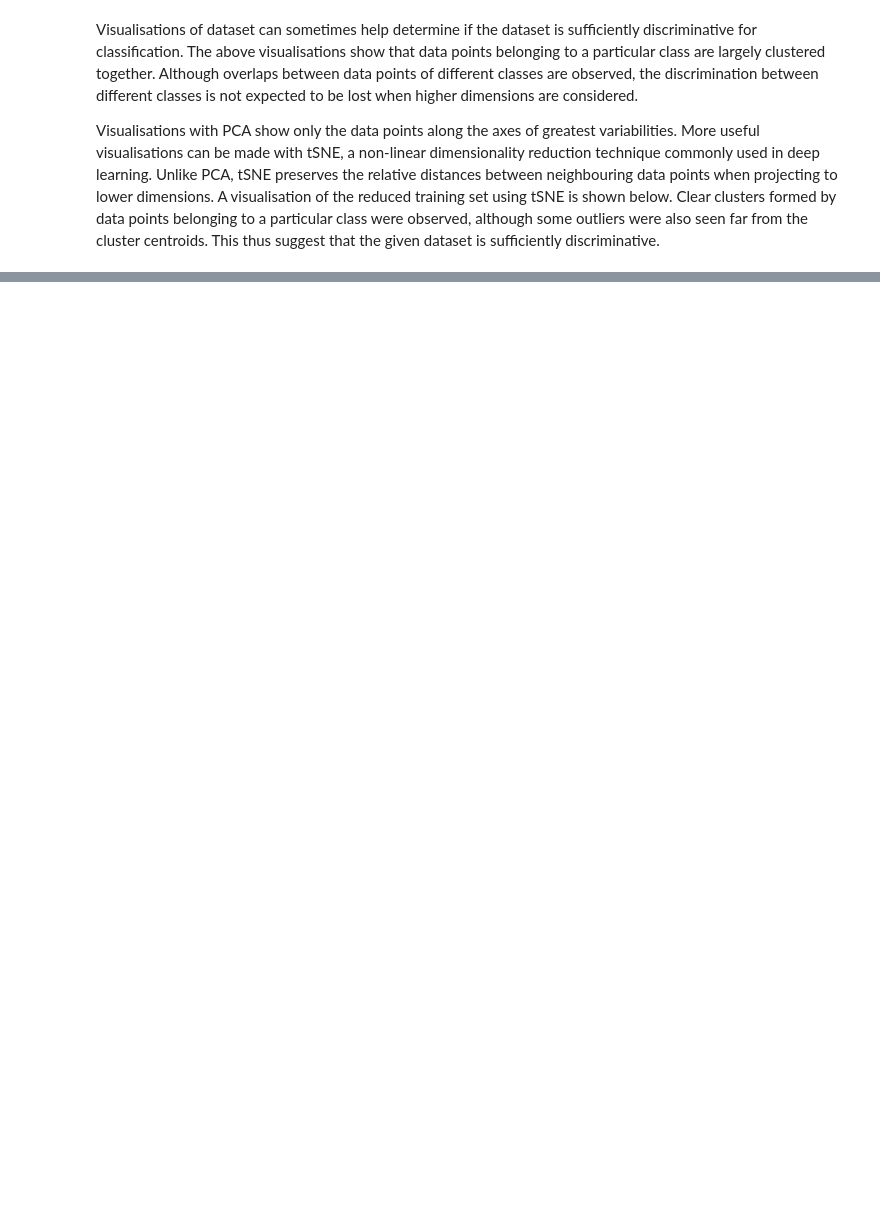
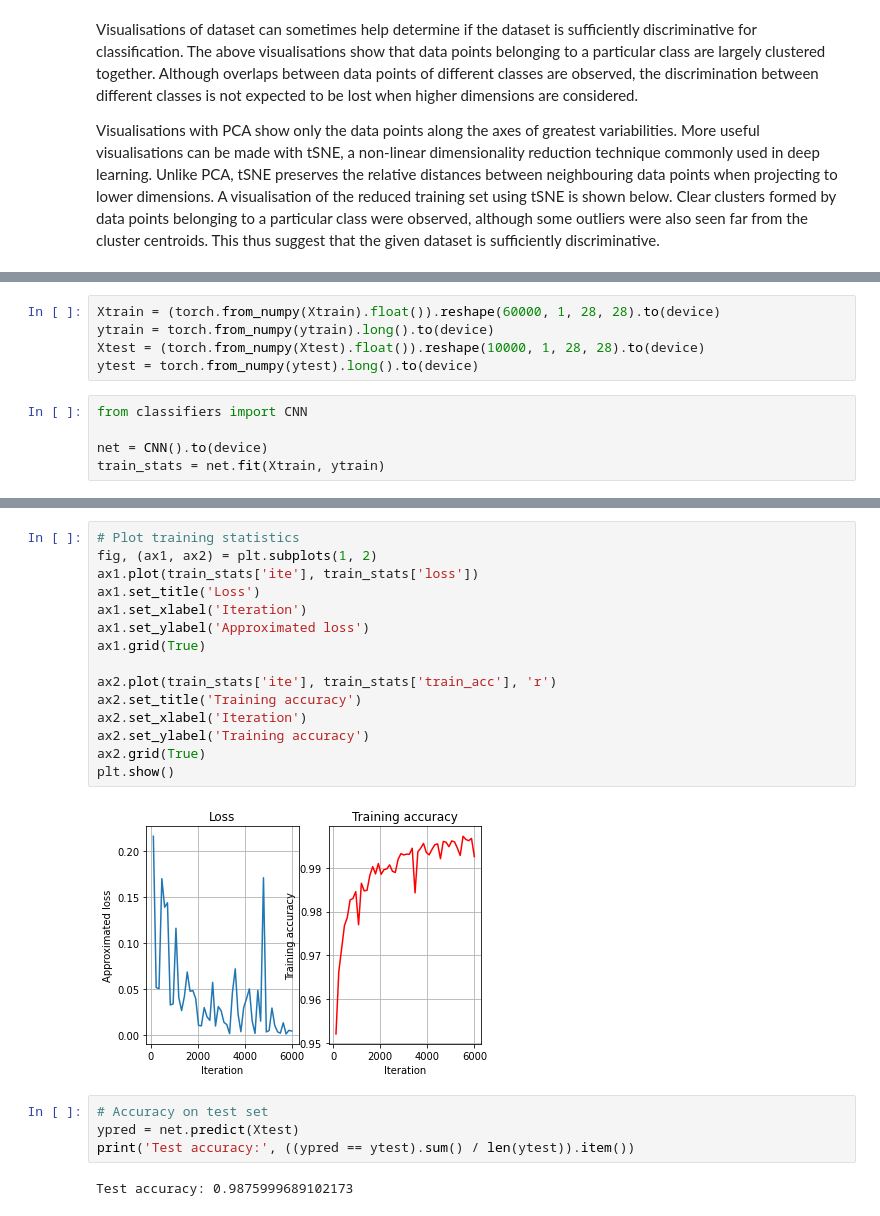
Before and after one commit to shfoo/neural-networks-for-images, a Jupyter notebook: Neural_networks_for_images.ipynb, the cells around one changed output, grey strips where cells are left out. Saved outputs shown, nothing was run; the diff lists cells and outputs as text; blank space fills up the shorter version.

```diff
--- a/Neural_networks_for_images.ipynb
+++ b/Neural_networks_for_images.ipynb
@@ -408,0 +204,10 @@ c_gan.display_images(img)
+# %%
+Xtrain = (torch.from_numpy(Xtrain).float()).reshape(60000, 1, 28, 28).to(device)
+ytrain = torch.from_numpy(ytrain).long().to(device)
+Xtest = (torch.from_numpy(Xtest).float()).reshape(10000, 1, 28, 28).to(device)
+ytest = torch.from_numpy(ytest).long().to(device)
+# %%
+from classifiers import CNN
+
+net = CNN().to(device)
+train_stats = net.fit(Xtrain, ytrain)
@@ -408,0 +225,23 @@ c_gan.display_images(img)
+# %%
+# Plot training statistics
+fig, (ax1, ax2) = plt.subplots(1, 2)
+ax1.plot(train_stats['ite'], train_stats['loss'])
+ax1.set_title('Loss')
+ax1.set_xlabel('Iteration')
+ax1.set_ylabel('Approximated loss')
+ax1.grid(True)
+
+ax2.plot(train_stats['ite'], train_stats['train_acc'], 'r')
+ax2.set_title('Training accuracy')
+ax2.set_xlabel('Iteration')
+ax2.set_ylabel('Training accuracy')
+ax2.grid(True)
+plt.show()
+# %% [output]
+[figure, added]
+# %%
+# Accuracy on test set
+ypred = net.predict(Xtest)
+print('Test accuracy:', ((ypred == ytest).sum() / len(ytest)).item())
+# %% [output]
+Test accuracy: 0.9875999689102173
```
Also changed, not shown: parts of 69 cells of this notebook, 12 other files.
